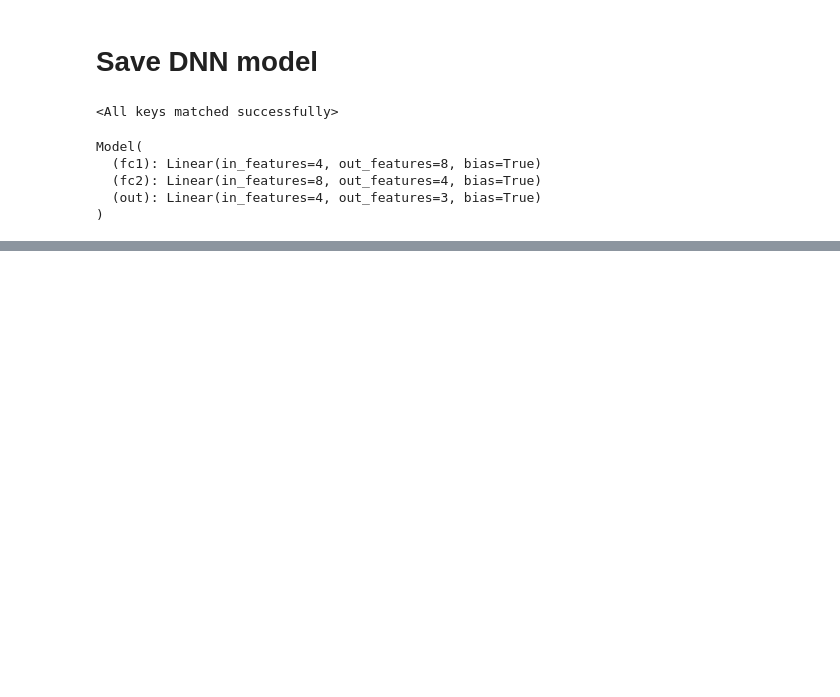
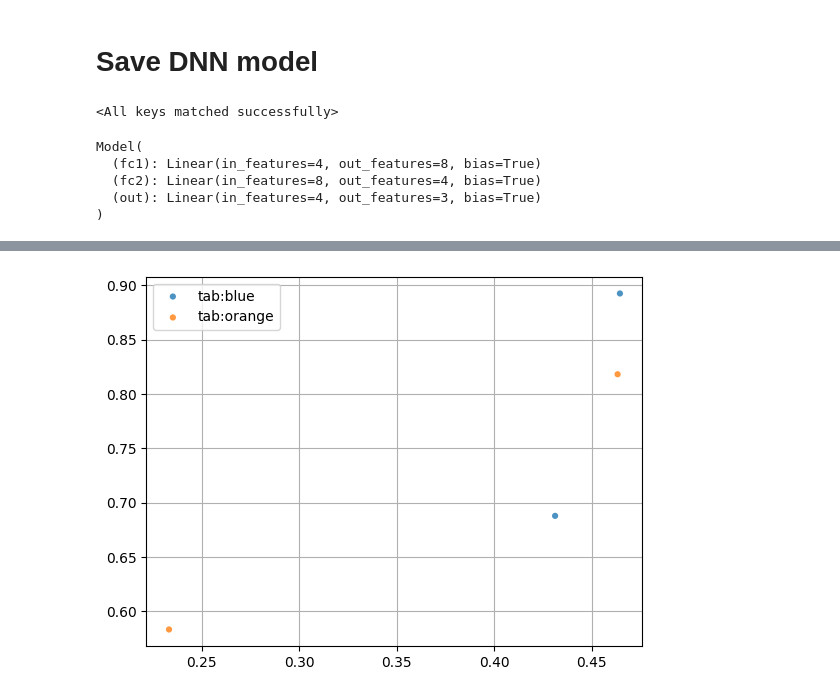
Before and after one commit to DawidSkowronski/PyTorch-Projects, a Jupyter notebook: PyTorch_Tutorial.ipynb, the cells around one changed output, grey strips where cells are left out. Drawn from its saved outputs; the diff is of its cells as text; code cells hidden in the pictures; blank space fills up the shorter version.

```diff
--- a/PyTorch_Tutorial.ipynb
+++ b/PyTorch_Tutorial.ipynb
@@ -262,0 +282,14 @@ Model(
+# %%
+# style used as a theme of graph
+# for example if we want black
+# graph with grid then write "darkgrid"
+sns.set_style("whitegrid")
+
+# sepal_length, petal_length are iris
+# feature data height used to define
+# Height of graph whereas hue store the
+# class of iris dataset.
+sns.FacetGrid(pd.DataFrame(X_train), hue ="species",
+              height = 6).map(plt.scatter,
+                              'sepal_length',
+                              'petal_length').add_legend()
@@ -262,0 +314,15 @@ Model(
+# %%
+fig, ax = plt.subplots()
+for color in ['tab:blue', 'tab:orange']:
+    n = 2
+    x, y = np.random.rand(2, n)
+    scale = 20.0
+    ax.scatter(x, y, c=color, s=scale, label=color,
+               alpha=0.8, edgecolors='none')
+
+ax.legend()
+ax.grid(True)
+
+plt.show()
+# %% [output]
+[figure, added]
```
Also changed, not shown: parts of 6 cells of this notebook.
